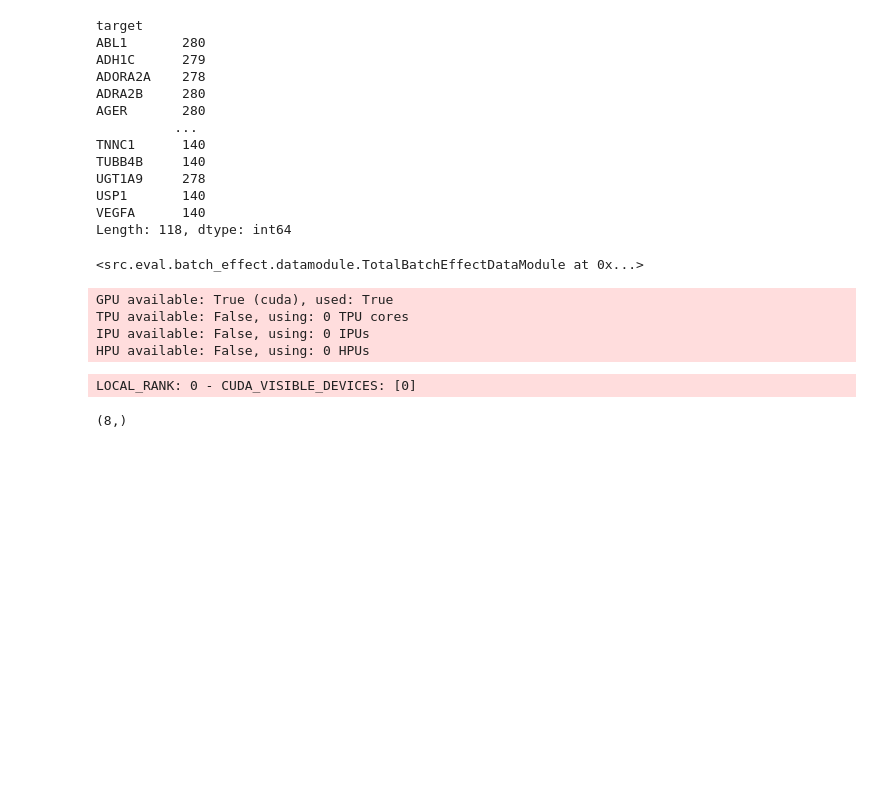
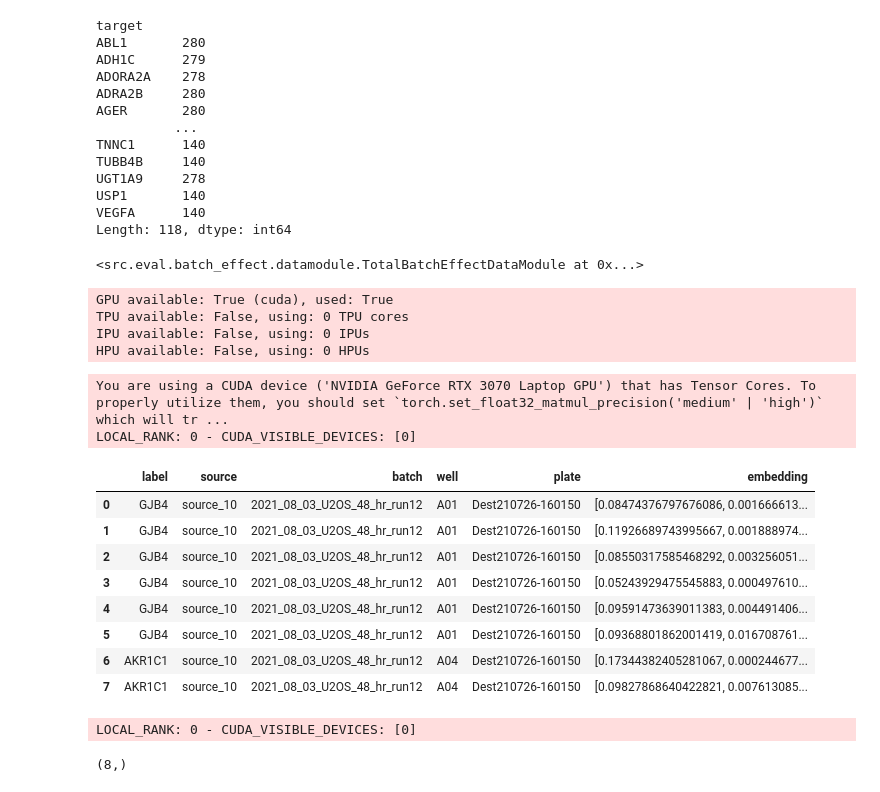
Before and after one commit to gwatkinson/jump_models, a Jupyter notebook: notebooks/2.4-gw-batch-effect-eval.ipynb, the cells around one changed output. Cells and saved outputs as stored; diff of their text form; code cells hidden in the pictures; blank space fills up the shorter version.

```diff
--- a/notebooks/2.4-gw-batch-effect-eval.ipynb
+++ b/notebooks/2.4-gw-batch-effect-eval.ipynb
@@ -537,3 +544,34 @@ GPU available: True (cuda), used: True
 TPU available: False, using: 0 TPU cores
 IPU available: False, using: 0 IPUs
 HPU available: False, using: 0 HPUs
+# %%
+evaluator = BatchEffectEvaluator(
+    model=model,
+    datamodule=dm,
+    trainer=trainer,
+    plot=True,
+    logistic=True,
+    knn=True,
+    batch_split=True,
+    plate_split=True,
+    source_split=True,
+    well_split=True,
+    fully_random_split=True,
+)
+# %%
+evaluator.get_embeddings()
+# %% [output]
+You are using a CUDA device ('NVIDIA GeForce RTX 3070 Laptop GPU') that has Tensor Cores. To properly utilize them, you should set `torch.set_float32_matmul_precision('medium' | 'high')` which will tr ...
+LOCAL_RANK: 0 - CUDA_VISIBLE_DEVICES: [0]
+# %%
+evaluator.embeddings_df
+# %% [output]
+|  | label | source | batch | well | plate | embedding |
+| 0 | GJB4 | source_10 | 2021_08_03_U2OS_48_hr_run12 | A01 | Dest210726-160150 | [0.08474376797676086, 0.001666613... |
+| 1 | GJB4 | source_10 | 2021_08_03_U2OS_48_hr_run12 | A01 | Dest210726-160150 | [0.11926689743995667, 0.001888974... |
+| 2 | GJB4 | source_10 | 2021_08_03_U2OS_48_hr_run12 | A01 | Dest210726-160150 | [0.08550317585468292, 0.003256051... |
+| 3 | GJB4 | source_10 | 2021_08_03_U2OS_48_hr_run12 | A01 | Dest210726-160150 | [0.05243929475545883, 0.000497610... |
+| 4 | GJB4 | source_10 | 2021_08_03_U2OS_48_hr_run12 | A01 | Dest210726-160150 | [0.09591473639011383, 0.004491406... |
+| 5 | GJB4 | source_10 | 2021_08_03_U2OS_48_hr_run12 | A01 | Dest210726-160150 | [0.09368801862001419, 0.016708761... |
+| 6 | AKR1C1 | source_10 | 2021_08_03_U2OS_48_hr_run12 | A04 | Dest210726-160150 | [0.17344382405281067, 0.000244677... |
+| 7 | AKR1C1 | source_10 | 2021_08_03_U2OS_48_hr_run12 | A04 | Dest210726-160150 | [0.09827868640422821, 0.007613085... |
```
Also changed, not shown: parts of 6 cells of this notebook, 4 other files.
